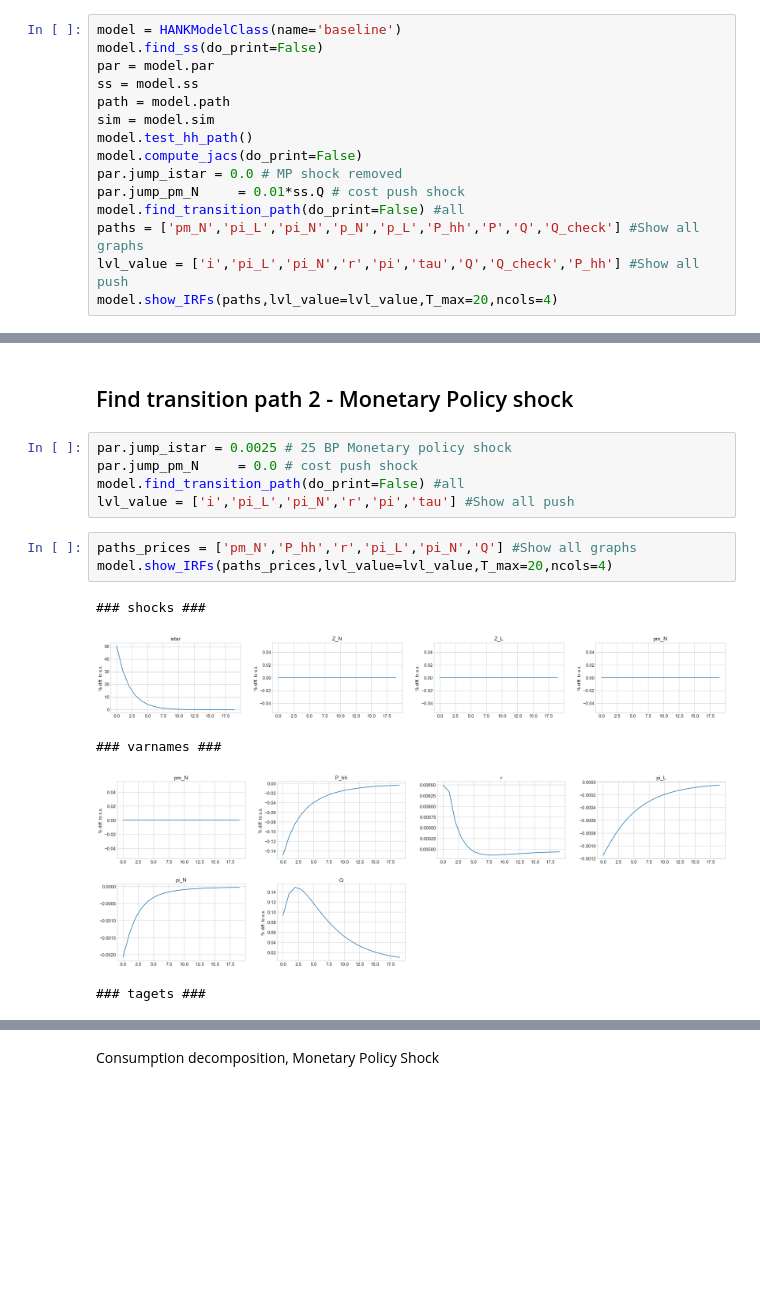
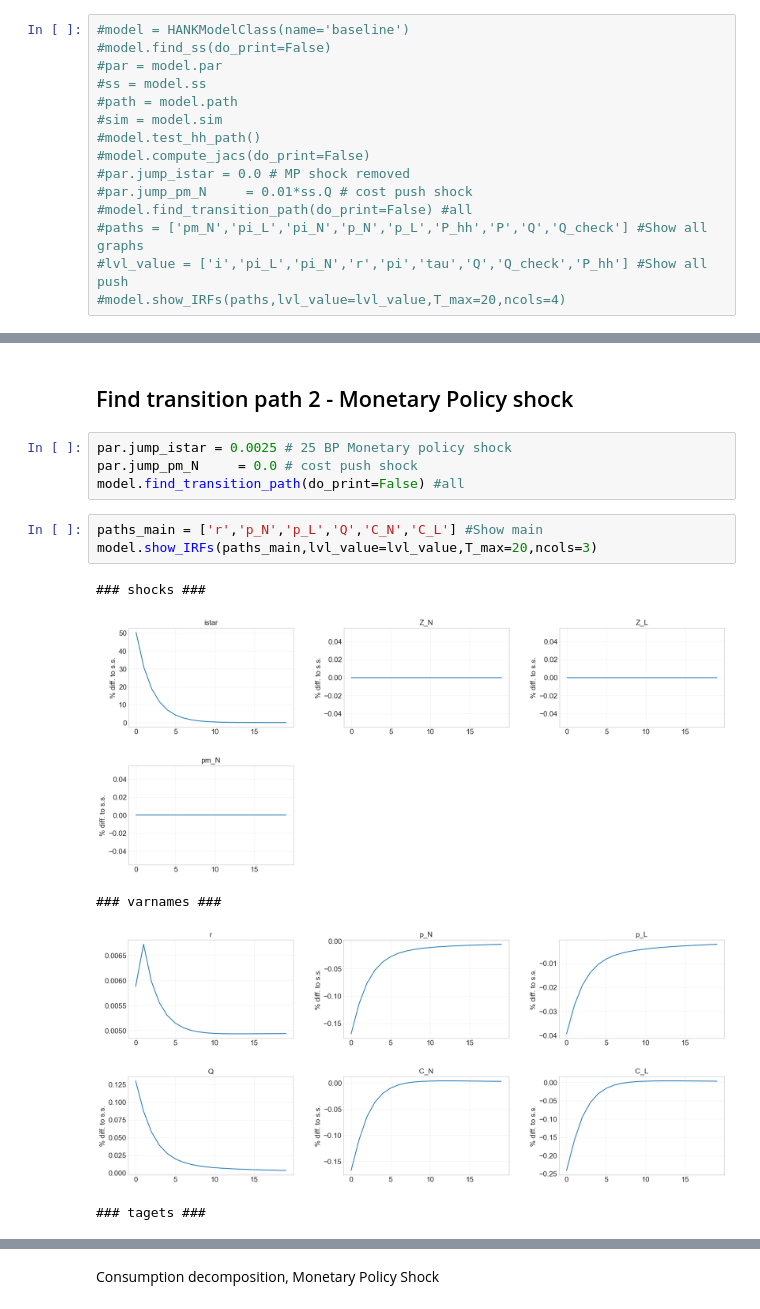
Before and after one commit to signehm0812/hank-speciale, a Jupyter notebook: two_sectors_subsistence/two_sector/HANK.ipynb, the cells around one changed output, grey strips where cells are left out. Drawn from its saved outputs; the diff is of its cells as text; blank space fills up the shorter version.

```diff
--- a/two_sectors_subsistence/two_sector/HANK.ipynb
+++ b/two_sectors_subsistence/two_sector/HANK.ipynb
@@ -38,17 +38,17 @@ The autoreload extension is already loaded. To reload it, use:
 model = HANKModelClass(name='baseline')
 #model.print_unpack_varlist()
 # %%
-model = HANKModelClass(name='baseline')
-model.find_ss(do_print=False)
-par = model.par
-ss = model.ss
-path = model.path
-sim = model.sim
-model.test_hh_path()
-model.compute_jacs(do_print=False)
-par.jump_istar = 0.0 # MP shock removed
-par.jump_pm_N     = 0.01*ss.Q # cost push shock
-model.find_transition_path(do_print=False) #all
-paths = ['pm_N','pi_L','pi_N','p_N','p_L','P_hh','P','Q','Q_check'] #Show all graphs
-lvl_value = ['i','pi_L','pi_N','r','pi','tau','Q','Q_check','P_hh'] #Show all push
-model.show_IRFs(paths,lvl_value=lvl_value,T_max=20,ncols=4)
+#model = HANKModelClass(name='baseline')
+#model.find_ss(do_print=False)
+#par = model.par
+#ss = model.ss
+#path = model.path
+#sim = model.sim
+#model.test_hh_path()
+#model.compute_jacs(do_print=False)
+#par.jump_istar = 0.0 # MP shock removed
+#par.jump_pm_N     = 0.01*ss.Q # cost push shock
+#model.find_transition_path(do_print=False) #all
+#paths = ['pm_N','pi_L','pi_N','p_N','p_L','P_hh','P','Q','Q_check'] #Show all graphs
+#lvl_value = ['i','pi_L','pi_N','r','pi','tau','Q','Q_check','P_hh'] #Show all push
+#model.show_IRFs(paths,lvl_value=lvl_value,T_max=20,ncols=4)
@@ -472,13 +557,12 @@ all
 par.jump_istar = 0.0025 # 25 BP Monetary policy shock
 par.jump_pm_N     = 0.0 # cost push shock
 model.find_transition_path(do_print=False) #all
-lvl_value = ['i','pi_L','pi_N','r','pi','tau'] #Show all push
 # %%
-paths_prices = ['pm_N','P_hh','r','pi_L','pi_N','Q'] #Show all graphs
-model.show_IRFs(paths_prices,lvl_value=lvl_value,T_max=20,ncols=4)
+paths_main = ['r','p_N','p_L','Q','C_N','C_L'] #Show main
+model.show_IRFs(paths_main,lvl_value=lvl_value,T_max=20,ncols=3)
 # %% [output]
 ### shocks ###
-[figure, old version]
+[figure, new version]
 ### varnames ###
-[figure, old version]
+[figure, new version]
 ### tagets ###
```
Also changed, not shown: parts of 29 cells of this notebook, 10 other files.
